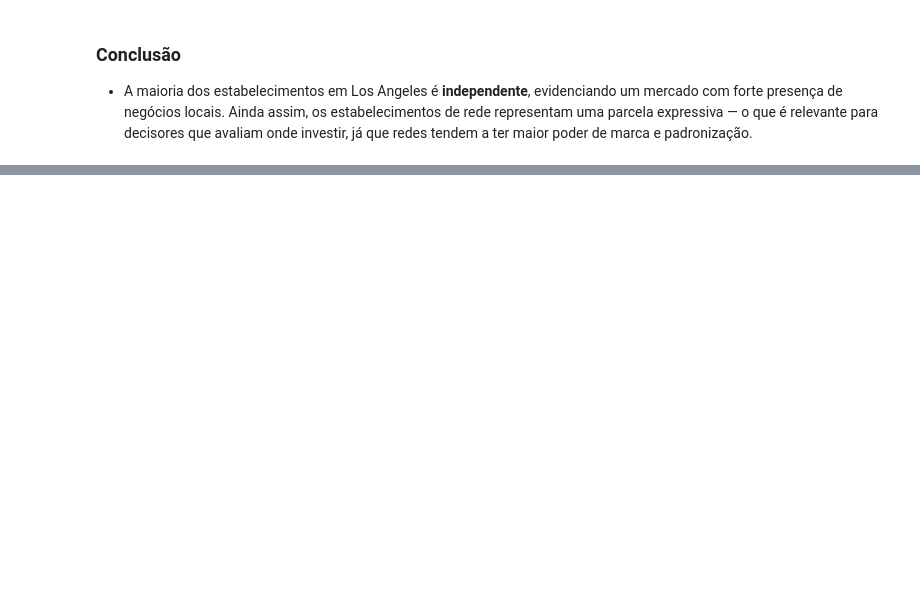
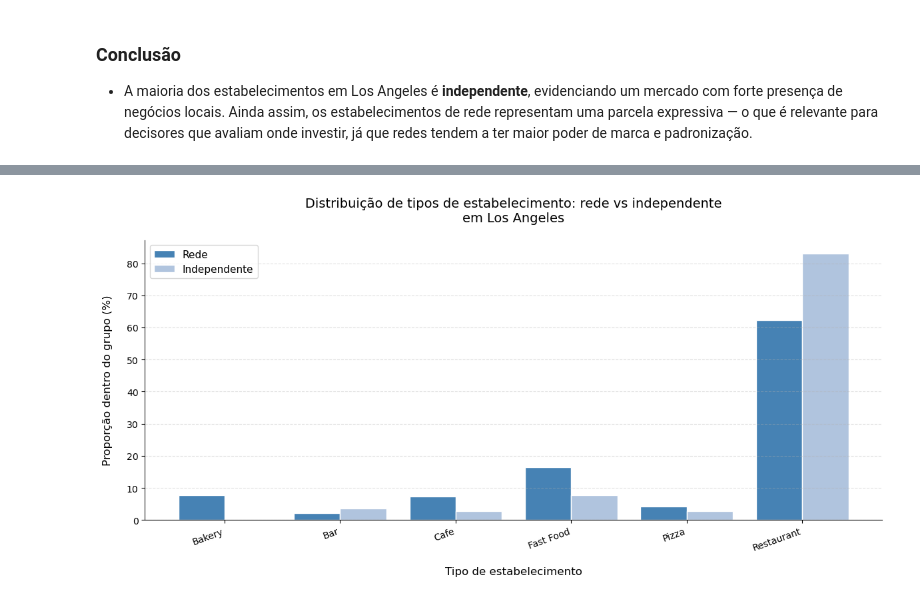
Before and after one commit to raimirsilva/Small-projects, a Jupyter notebook: Sprint-10-project/notebook/LA-restaurants.ipynb, the cells around one changed output, grey strips where cells are left out. Cells and saved outputs as stored; diff of their text form; code cells hidden in the pictures; blank space fills up the shorter version.

```diff
--- a/Sprint-10-project/notebook/LA-restaurants.ipynb
+++ b/Sprint-10-project/notebook/LA-restaurants.ipynb
@@ -225,0 +261,40 @@ plt.show()
+# %%
+# Gráfico de barras agrupadas — tipo de estabelecimento por rede vs independente
+# Escolha: barras agrupadas permitem comparar as duas categorias lado a lado
+# para cada tipo de estabelecimento, revelando onde cada grupo é dominante.
+
+x = range(len(comparison.index))  # sequência numérica 0,1,2... — posições no eixo X para cada tipo
+width = 0.4  # largura de cada barra individual
+
+fig, ax = plt.subplots(figsize=(12, 6))
+
+bars_chain = ax.bar(
+    [i - width / 2 for i in x],  # list comprehension: desloca cada posição X para a ESQUERDA em width/2 → barra da rede
+    comparison['Rede (%)'],
+    width=width,
+    label='Rede',
+    color='steelblue',
+    edgecolor='white'
+)
+bars_indep = ax.bar(
+    [i + width / 2 for i in x],  # desloca para a DIREITA em width/2 → barra dos independentes (ficam lado a lado)
+    comparison['Independente (%)'],
+    width=width,
+    label='Independente',
+    color='lightsteelblue',
+    edgecolor='white'
+)
+
+ax.set_xticks(list(x))  # define onde os ticks do eixo X ficam (nas posições numéricas)
+ax.set_xticklabels(comparison.index, rotation=20, ha='right', fontsize=10)  # substitui os números pelos nomes dos tipos; rotation+ha='right': inclina os rótulos para não se sobreporem
+ax.set_title('Distribuição de tipos de estabelecimento: rede vs independente\nem Los Angeles', fontsize=14, pad=20)
+ax.set_xlabel('Tipo de estabelecimento', fontsize=12, labelpad=15)
+ax.set_ylabel('Proporção dentro do grupo (%)', fontsize=12, labelpad=15)
+ax.legend(fontsize=11)
+ax.grid(axis='y', linestyle='--', alpha=0.4)
+ax.spines[['top', 'right']].set_visible(False)  # remove bordas superior e direita
+
+plt.tight_layout()
+plt.show()
+# %% [output]
+[figure, added]
```
Also changed, not shown: parts of 9 cells of this notebook.
